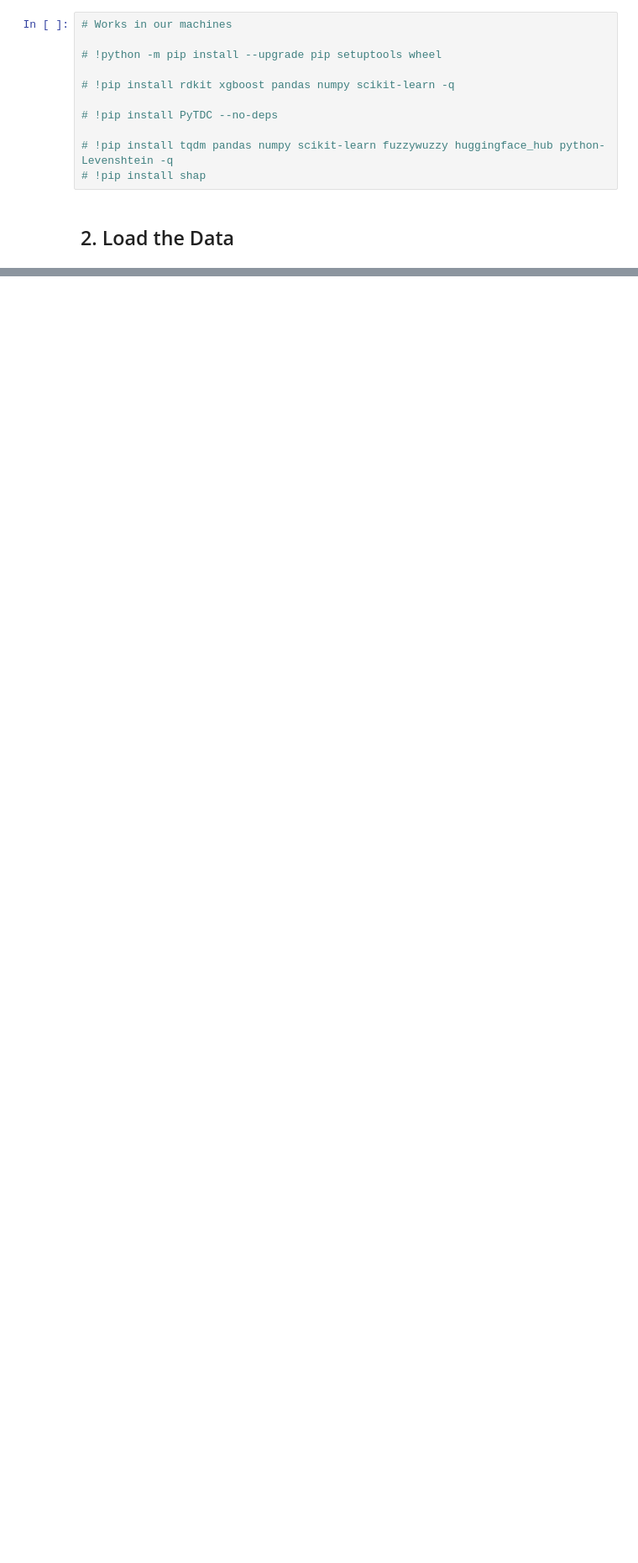
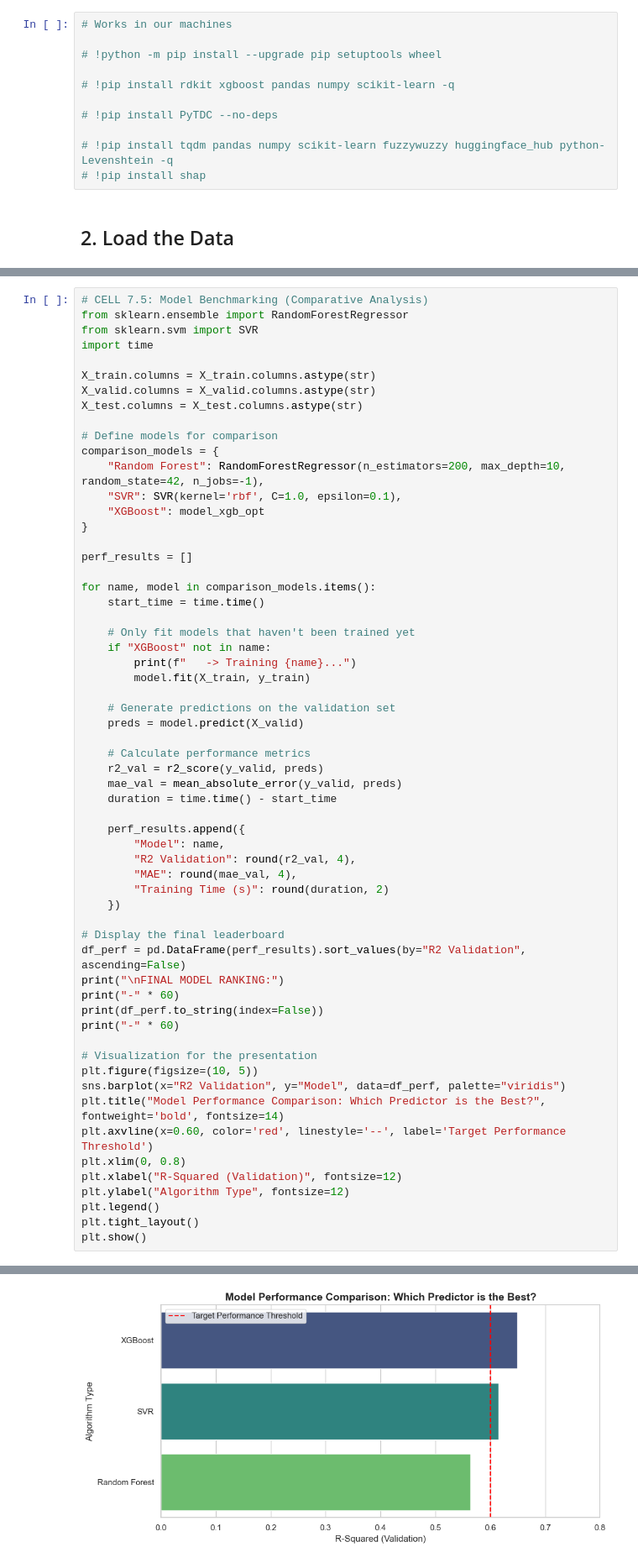
Before and after one commit to NakbeWalid/LD50_PharmaHacks, a Jupyter notebook: project/notebooks/ld50_starter.ipynb, the cells around one changed output, grey strips where cells are left out. Shown at 84% size. Saved outputs shown, nothing was run; the diff lists cells and outputs as text; blank space fills up the shorter version.

Commit message:
feat: added comparison with 2 other models

```diff
--- a/project/notebooks/ld50_starter.ipynb
+++ b/project/notebooks/ld50_starter.ipynb
@@ -272,0 +312,61 @@ plt.show()
+# %%
+# CELL 7.5: Model Benchmarking (Comparative Analysis)
+from sklearn.ensemble import RandomForestRegressor
+from sklearn.svm import SVR
+import time
+
+X_train.columns = X_train.columns.astype(str)
+X_valid.columns = X_valid.columns.astype(str)
+X_test.columns = X_test.columns.astype(str)
+
+# Define models for comparison
+comparison_models = {
+    "Random Forest": RandomForestRegressor(n_estimators=200, max_depth=10, random_state=42, n_jobs=-1),
+    "SVR": SVR(kernel='rbf', C=1.0, epsilon=0.1),
+    "XGBoost": model_xgb_opt
+}
+
+perf_results = []
+
+for name, model in comparison_models.items():
+    start_time = time.time()
+
+    # Only fit models that haven't been trained yet
+    if "XGBoost" not in name:
+        print(f"   -> Training {name}...")
+        model.fit(X_train, y_train)
+
+    # Generate predictions on the validation set
+    preds = model.predict(X_valid)
+
+    # Calculate performance metrics
+    r2_val = r2_score(y_valid, preds)
+    mae_val = mean_absolute_error(y_valid, preds)
+    duration = time.time() - start_time
+
+    perf_results.append({
+        "Model": name,
+        "R2 Validation": round(r2_val, 4),
+        "MAE": round(mae_val, 4),
+        "Training Time (s)": round(duration, 2)
+    })
+
+# Display the final leaderboard
+df_perf = pd.DataFrame(perf_results).sort_values(by="R2 Validation", ascending=False)
+print("\nFINAL MODEL RANKING:")
+print("-" * 60)
+print(df_perf.to_string(index=False))
+print("-" * 60)
+
+# Visualization for the presentation
+plt.figure(figsize=(10, 5))
+sns.barplot(x="R2 Validation", y="Model", data=df_perf, palette="viridis")
+plt.title("Model Performance Comparison: Which Predictor is the Best?", fontweight='bold', fontsize=14)
+plt.axvline(x=0.60, color='red', linestyle='--', label='Target Performance Threshold')
+plt.xlim(0, 0.8)
+plt.xlabel("R-Squared (Validation)", fontsize=12)
+plt.ylabel("Algorithm Type", fontsize=12)
+plt.legend()
+plt.tight_layout()
+plt.show()
+# %% [output]
@@ -273,3 +383,4 @@ plt.show()
+[figure, added]
 # %%
 # CELL 8: Interpretability and Medical Explainability (SHAP)
 
```
Also changed, not shown: parts of 10 cells of this notebook.
